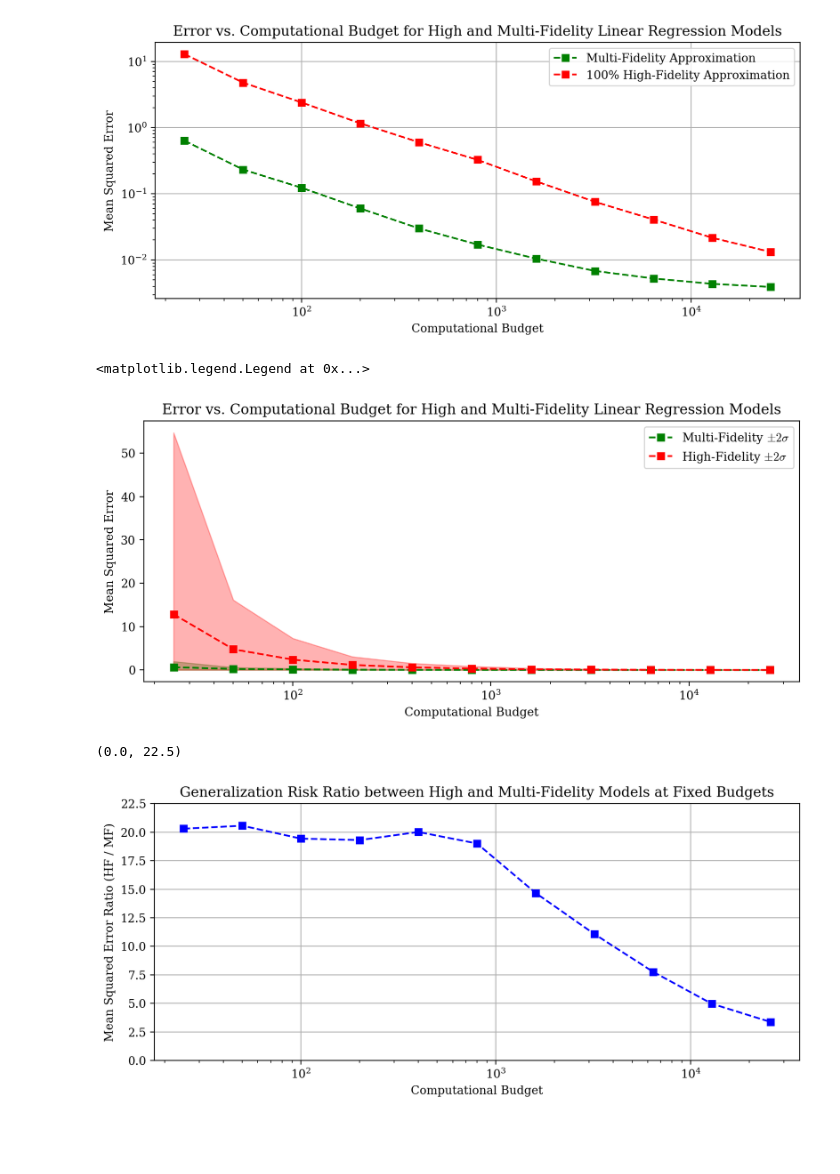
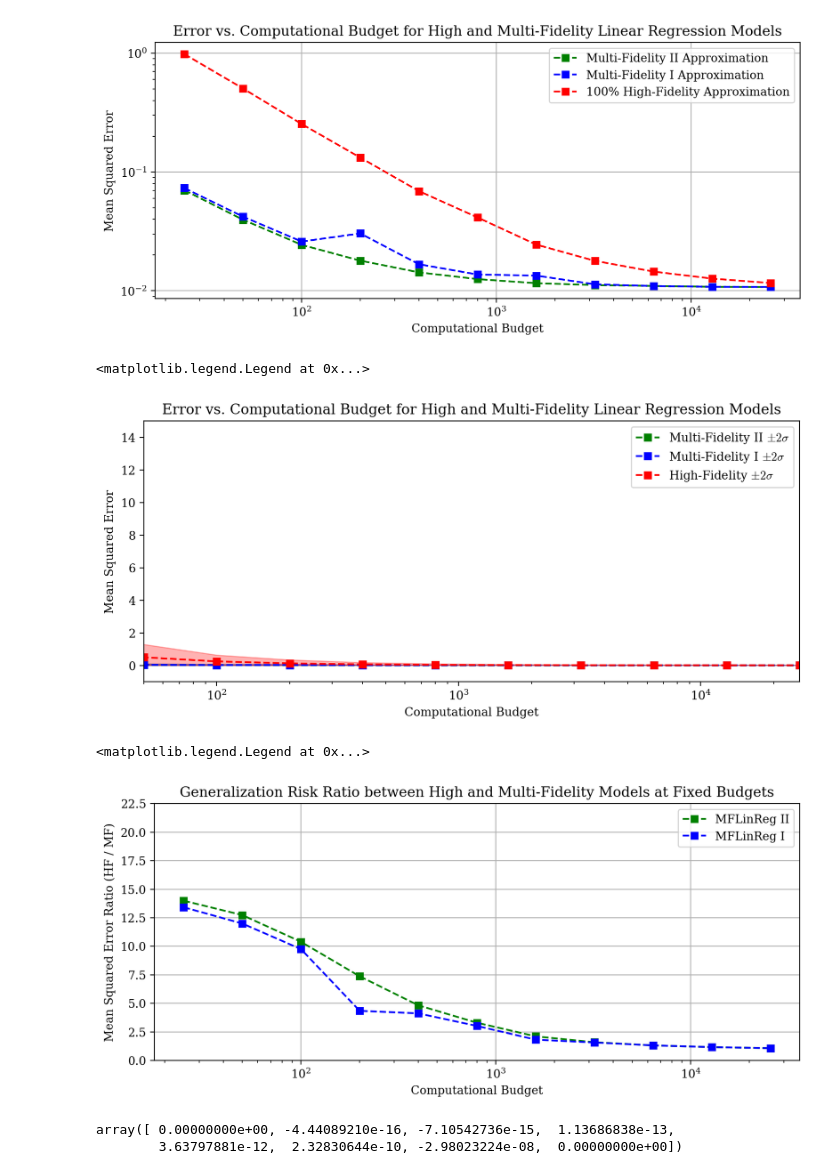
Before and after one commit to atticusdrex/MAGPI, a Jupyter notebook: SamplingOptimization/MFLinReg.ipynb, the cells around one changed output. Drawn from its saved outputs; the diff is of its cells as text; code cells hidden in the pictures; blank space fills up the shorter version.

```diff
--- a/SamplingOptimization/MFLinReg.ipynb
+++ b/SamplingOptimization/MFLinReg.ipynb
@@ -19,7 +19,7 @@ funcs = [
 
 
 # Setting the minimum condition number
-rcond = 1e-15
+rcond = 1e-13
 
 # Computing moments
 n_pilot = 10000
@@ -70,8 +70,8 @@ plt.legend()
 [figure]
 # %%
 # Defining budget and cost parameters
-B = 100
-c1, c2 = 10, 0.05
+B = 10
+c1, c2 = 1, 0.01
 # %%
 # Verifying MSE approximation with 100% high-fidelity samples
 n_1 = int(B / c1)
@@ -303,9 +342,13 @@ Using 80 hf samples
 # %%
 mf_means, mf_two_sigmas = np.array(mf_means), np.array(mf_two_sigmas)
+mf1_means, mf1_two_sigmas = np.array(mf1_means), np.array(mf1_two_sigmas)
 hf_means, hf_two_sigmas = np.array(hf_means), np.array(hf_two_sigmas)
 
 plt.figure(figsize=(10,4), dpi=200)
-plt.loglog(Bs, mf_means, color = 'green', label = "Multi-Fidelity Approximation", marker = 's', linestyle = 'dashed')
+plt.loglog(Bs, mf_means, color = 'green', label = "Multi-Fidelity II Approximation", marker = 's', linestyle = 'dashed')
+# plt.fill_between(Bs, mf_means - mf_two_sigmas/2, mf_means + mf_two_sigmas/2, color = 'green', alpha = 0.3)
+
+plt.loglog(Bs, mf1_means, color = 'blue', label = "Multi-Fidelity I Approximation", marker = 's', linestyle = 'dashed')
 # plt.fill_between(Bs, mf_means - mf_two_sigmas/2, mf_means + mf_two_sigmas/2, color = 'green', alpha = 0.3)
 
 plt.loglog(Bs, hf_means, color = 'red', label = "100% High-Fidelity Approximation", marker = 's', linestyle = 'dashed')
@@ -318,32 +361,44 @@ plt.title("Error vs. Computational Budget for High and Multi-Fidelity Linear Reg
 plt.legend()
 plt.grid()
 # %% [output]
-[figure, old version]
+[figure, new version]
 # %%
 plt.figure(figsize=(10,4), dpi=200)
-plt.semilogx(Bs, mf_means, color = 'green', label = "Multi-Fidelity $\\pm 2 \\sigma$", marker = 's', linestyle = 'dashed')
+plt.semilogx(Bs, mf_means, color = 'green', label = "Multi-Fidelity II $\\pm 2 \\sigma$", marker = 's', linestyle = 'dashed')
 plt.fill_between(Bs, np.maximum(0, mf_means - mf_two_sigmas), mf_means + mf_two_sigmas, color = 'green', alpha = 0.3)
+
+plt.fill_between(Bs, np.maximum(0, mf1_means - mf1_two_sigmas), mf1_means + mf1_two_sigmas, color = 'blue', alpha = 0.3)
+plt.semilogx(Bs, mf1_means, color = 'blue', label = "Multi-Fidelity I $\\pm 2 \\sigma$", marker = 's', linestyle = 'dashed')
 
 plt.semilogx(Bs, hf_means, color = 'red', label = "High-Fidelity $\\pm 2 \\sigma$", marker = 's', linestyle = 'dashed')
 plt.fill_between(Bs, np.maximum(0, hf_means - hf_two_sigmas), hf_means + hf_two_sigmas, color = 'red', alpha = 0.3)
 
 plt.xlabel("Computational Budget")
 plt.ylabel("Mean Squared Error")
 plt.title("Error vs. Computational Budget for High and Multi-Fidelity Linear Regression Models")
 plt.ylim(-1, 15)
 plt.xlim(50, Bs[-1])
 plt.legend()
 # %% [output]
 <matplotlib.legend.Legend at 0x...>
-[figure, old version]
+[figure, new version]
 # %%
 plt.figure(figsize=(10,4), dpi=200)
-plt.semilogx(Bs, hf_means / mf_means, marker = 's', linestyle = 'dashed', color = 'blue')
+plt.semilogx(Bs, hf_means / mf_means, marker = 's', linestyle = 'dashed', color = 'green', label = "MFLinReg II")
+plt.semilogx(Bs, hf_means / mf1_means, marker = 's', linestyle = 'dashed', color = 'blue', label = "MFLinReg I ")
 plt.xlabel("Computational Budget")
 plt.ylabel("Mean Squared Error Ratio (HF / MF)")
 plt.title("Generalization Risk Ratio between High and Multi-Fidelity Models at Fixed Budgets")
 plt.grid()
 plt.ylim(0,22.5)
+plt.legend()
 # %% [output]
-(0.0, 22.5)
+<matplotlib.legend.Legend at 0x...>
-[figure, old version]
+[figure, new version]
+# %%
+np.linalg.norm(Sigma_xx_inv - Sigma_xx_half_inv @ Sigma_xx_half_inv, 'fro')
+
+(S**(-0.5))*(S**(-0.5)) - S**(-1)
+# %% [output]
+array([ 0.00000000e+00, -4.44089210e-16, -7.10542736e-15,  1.13686838e-13,
+        3.63797881e-12,  2.32830644e-10, -2.98023224e-08,  0.00000000e+00])
```
Also changed, not shown: parts of 7 cells of this notebook, 5 other files.
